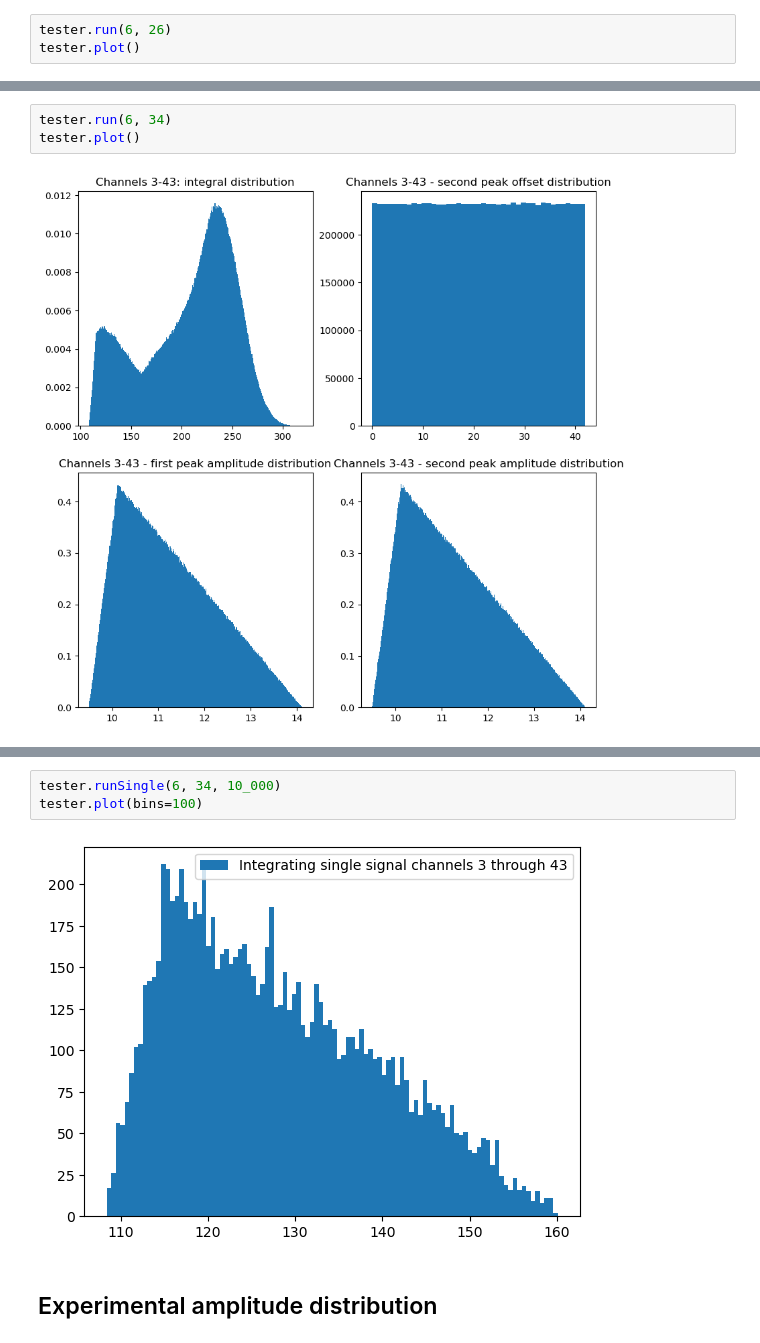
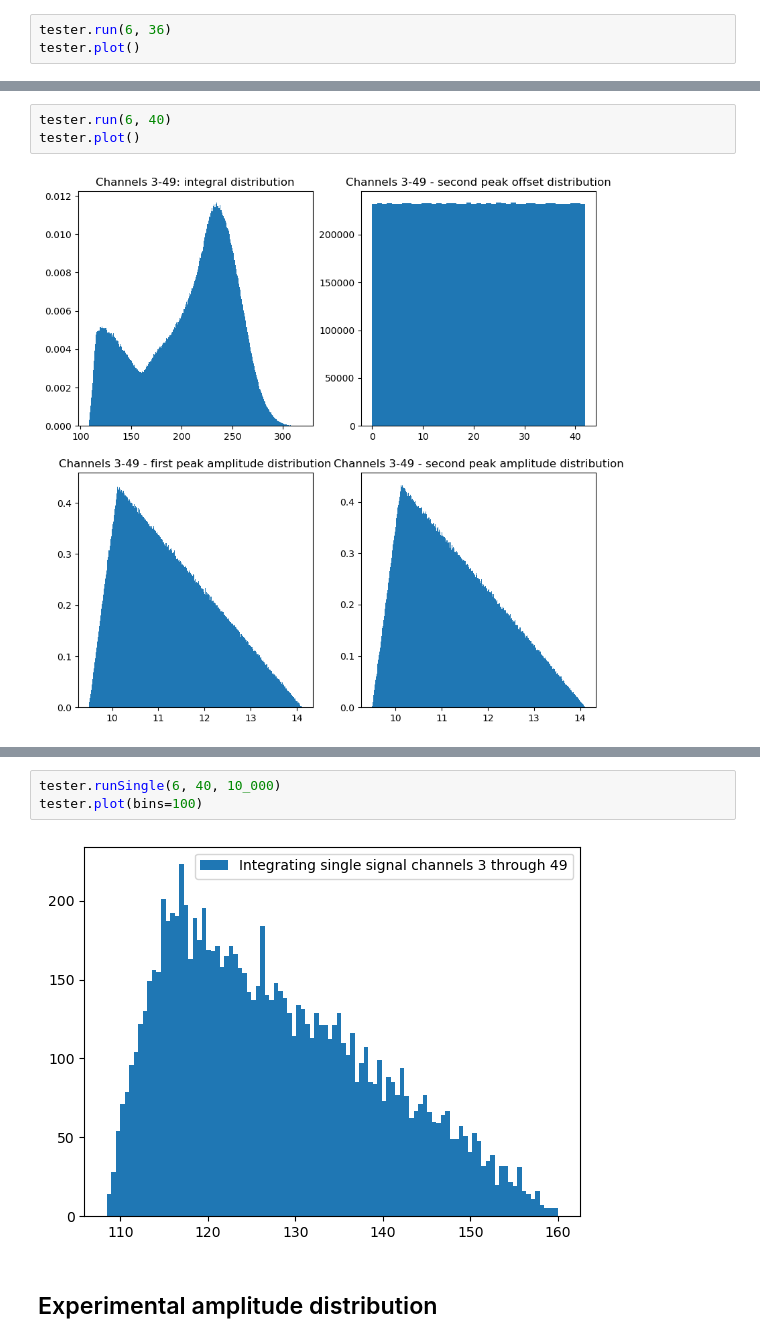
Before and after one commit to GregTheMadMonk/edu-28, a Jupyter notebook: edu-28.ipynb, the cells around one changed output, grey strips where cells are left out. Saved outputs shown, nothing was run; the diff lists cells and outputs as text.

```diff
--- a/edu-28.ipynb
+++ b/edu-28.ipynb
@@ -470,4 +470,4 @@ tester.plot()
 # %%
-tester.run(6, 26)
+tester.run(6, 36)
 tester.plot()
 # %% [output]
@@ -475,5 +475,5 @@ tester.plot()
 # %%
-tester.run(6, 34)
+tester.run(6, 40)
 tester.plot()
 # %% [output]
 [figure]
@@ -490,8 +490,8 @@ tester.plot(bins=100)
 # %%
-tester.runSingle(6, 34, 10_000)
+tester.runSingle(6, 40, 10_000)
 tester.plot(bins=100)
 # %% [output]
-[figure, old version]
+[figure, new version]
 # %% [markdown]
 ## Experimental amplitude distribution
 # %% [markdown]
```
Also changed, not shown: parts of 8 cells of this notebook, 12 other files.
